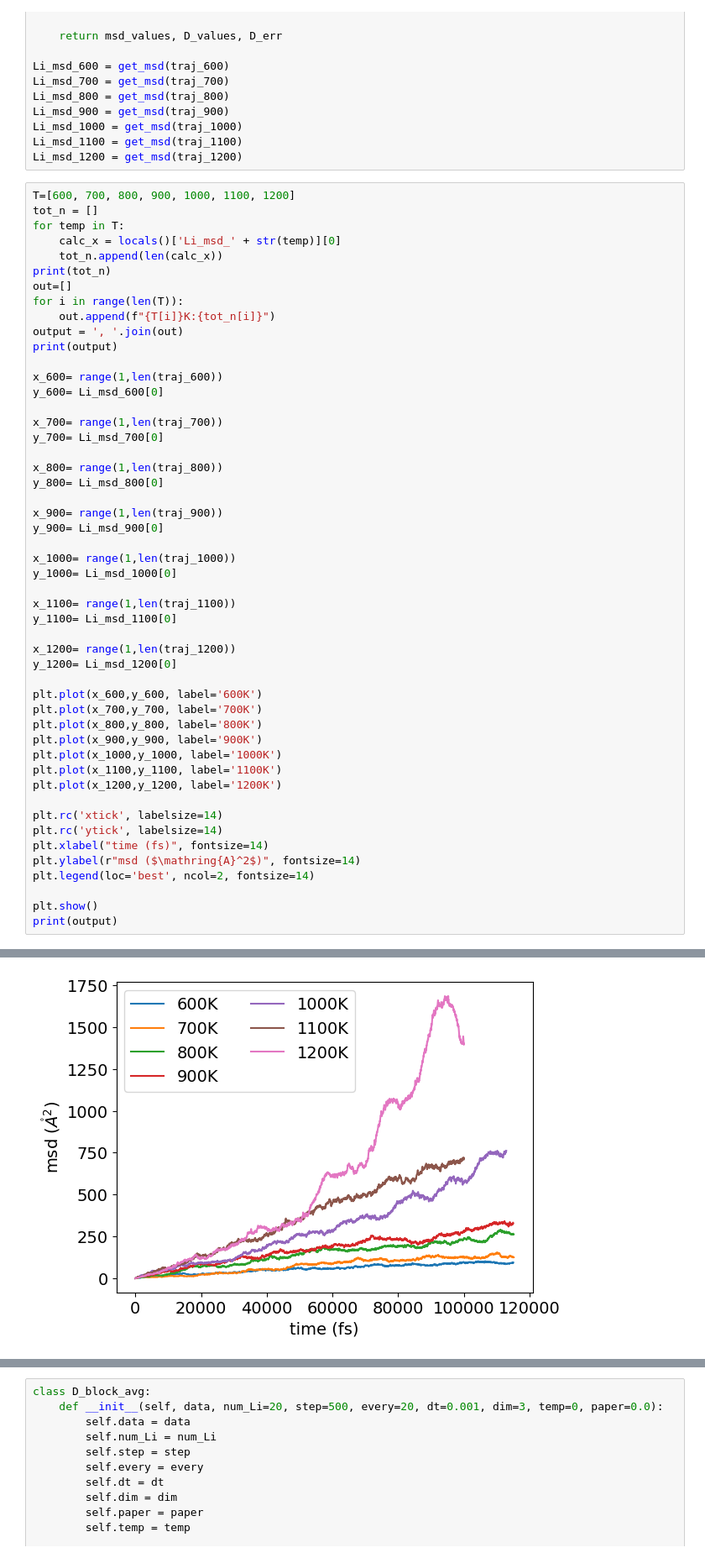
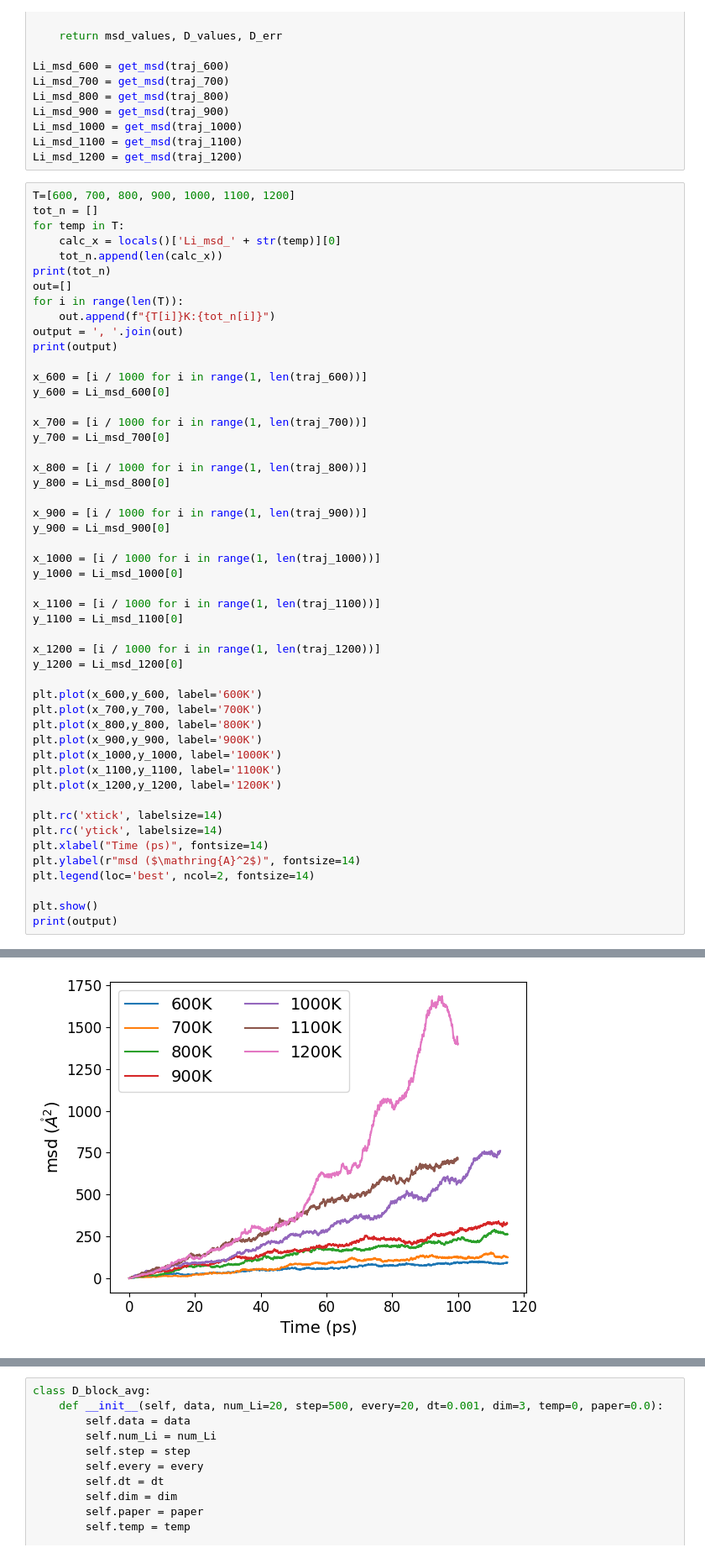
Before and after one commit to myung-group/Data_active_BCM, a Jupyter notebook: Scripts/LGPS_plot.ipynb, the cells around one changed output, grey strips where cells are left out. Shown: that part at 84% size. Saved outputs shown, nothing was run; the diff lists cells and outputs as text.

```diff
--- a/Scripts/LGPS_SI_plot.ipynb
+++ b/Scripts/LGPS_plot.ipynb
@@ -118,49 +127,49 @@ out=[]
 for i in range(len(T)):
     out.append(f"{T[i]}K:{tot_n[i]}")
 output = ', '.join(out)
 print(output)
 
-x_600= range(1,len(traj_600))
-y_600= Li_msd_600[0]
+x_600 = [i / 1000 for i in range(1, len(traj_600))]
+y_600 = Li_msd_600[0]
 
-x_700= range(1,len(traj_700))
-y_700= Li_msd_700[0]
+x_700 = [i / 1000 for i in range(1, len(traj_700))]
+y_700 = Li_msd_700[0]
 
-x_800= range(1,len(traj_800))
-y_800= Li_msd_800[0]
+x_800 = [i / 1000 for i in range(1, len(traj_800))]
+y_800 = Li_msd_800[0]
 
-x_900= range(1,len(traj_900))
-y_900= Li_msd_900[0]
+x_900 = [i / 1000 for i in range(1, len(traj_900))]
+y_900 = Li_msd_900[0]
 
-x_1000= range(1,len(traj_1000))
-y_1000= Li_msd_1000[0]
+x_1000 = [i / 1000 for i in range(1, len(traj_1000))]
+y_1000 = Li_msd_1000[0]
 
-x_1100= range(1,len(traj_1100))
-y_1100= Li_msd_1100[0]
+x_1100 = [i / 1000 for i in range(1, len(traj_1100))]
+y_1100 = Li_msd_1100[0]
 
-x_1200= range(1,len(traj_1200))
-y_1200= Li_msd_1200[0]
+x_1200 = [i / 1000 for i in range(1, len(traj_1200))]
+y_1200 = Li_msd_1200[0]
 
 plt.plot(x_600,y_600, label='600K')
 plt.plot(x_700,y_700, label='700K')
 plt.plot(x_800,y_800, label='800K')
 plt.plot(x_900,y_900, label='900K')
 plt.plot(x_1000,y_1000, label='1000K')
 plt.plot(x_1100,y_1100, label='1100K')
 plt.plot(x_1200,y_1200, label='1200K')
 
 plt.rc('xtick', labelsize=14)
 plt.rc('ytick', labelsize=14)
-plt.xlabel("time (fs)", fontsize=14)
+plt.xlabel("Time (ps)", fontsize=14)
 plt.ylabel(r"msd ($\mathring{A}^2$)", fontsize=14)
 plt.legend(loc='best', ncol=2, fontsize=14)
 
 plt.show()
 print(output)
 # %% [output]
 [115034, 115167, 115140, 114999, 112897, 99999, 99999]
 600K:115034, 700K:115167, 800K:115140, 900K:114999, 1000K:112897, 1100K:99999, 1200K:99999
-[figure, old version]
+[figure, new version]
 600K:115034, 700K:115167, 800K:115140, 900K:114999, 1000K:112897, 1100K:99999, 1200K:99999
 # %%
 class D_block_avg:
```
Also changed, not shown: parts of 2 cells of this notebook, 23 other files.
